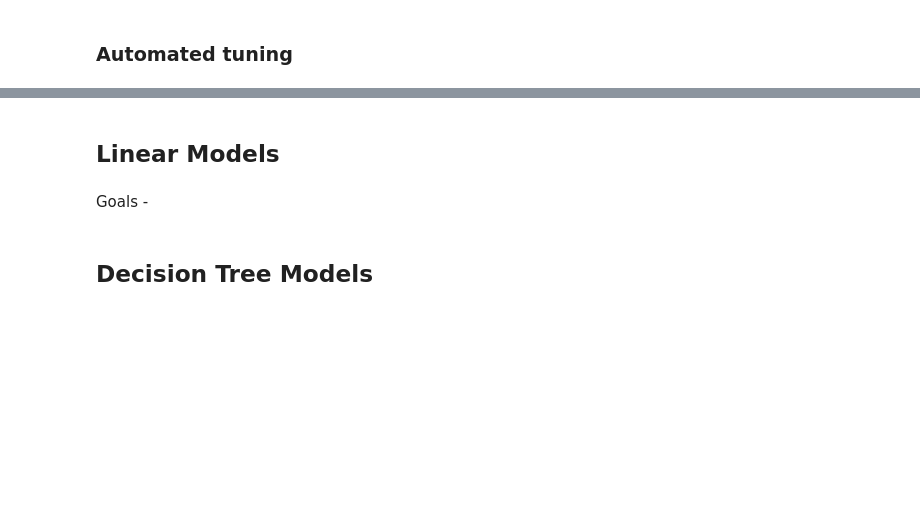
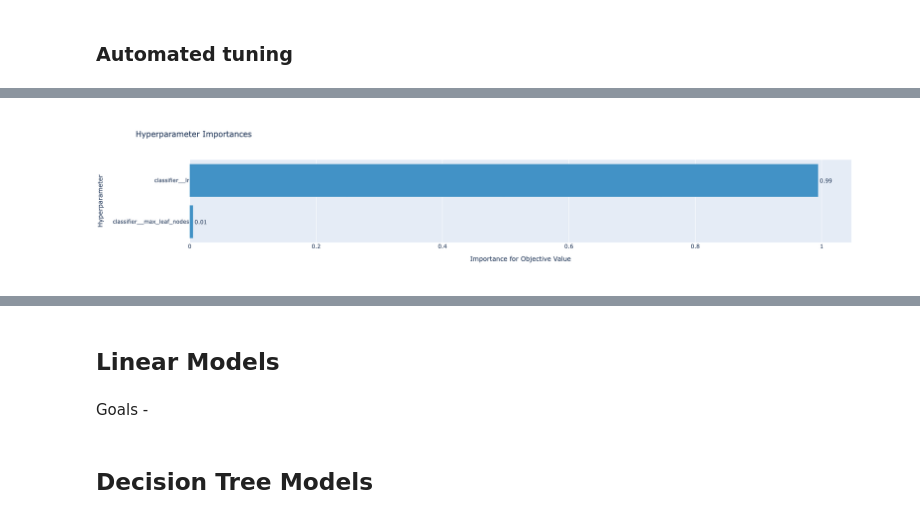
Before and after one commit to arthurlemon/courses, a Jupyter notebook: ML/sklearn/sklearn_course.ipynb, the cells around one changed output, grey strips where cells are left out. Cells and saved outputs as stored; diff of their text form; code cells hidden in the pictures; blank space fills up the shorter version.

```diff
--- a/ML/sklearn/sklearn_course.ipynb
+++ b/ML/sklearn/sklearn_course.ipynb
@@ -367,0 +534,4 @@ Accuracy score via cross-validation:
+# %%
+plot_param_importances(study)
+# %% [output]
+[figure, added]
```
Also changed, not shown: parts of 23 cells of this notebook, 2 other files.
